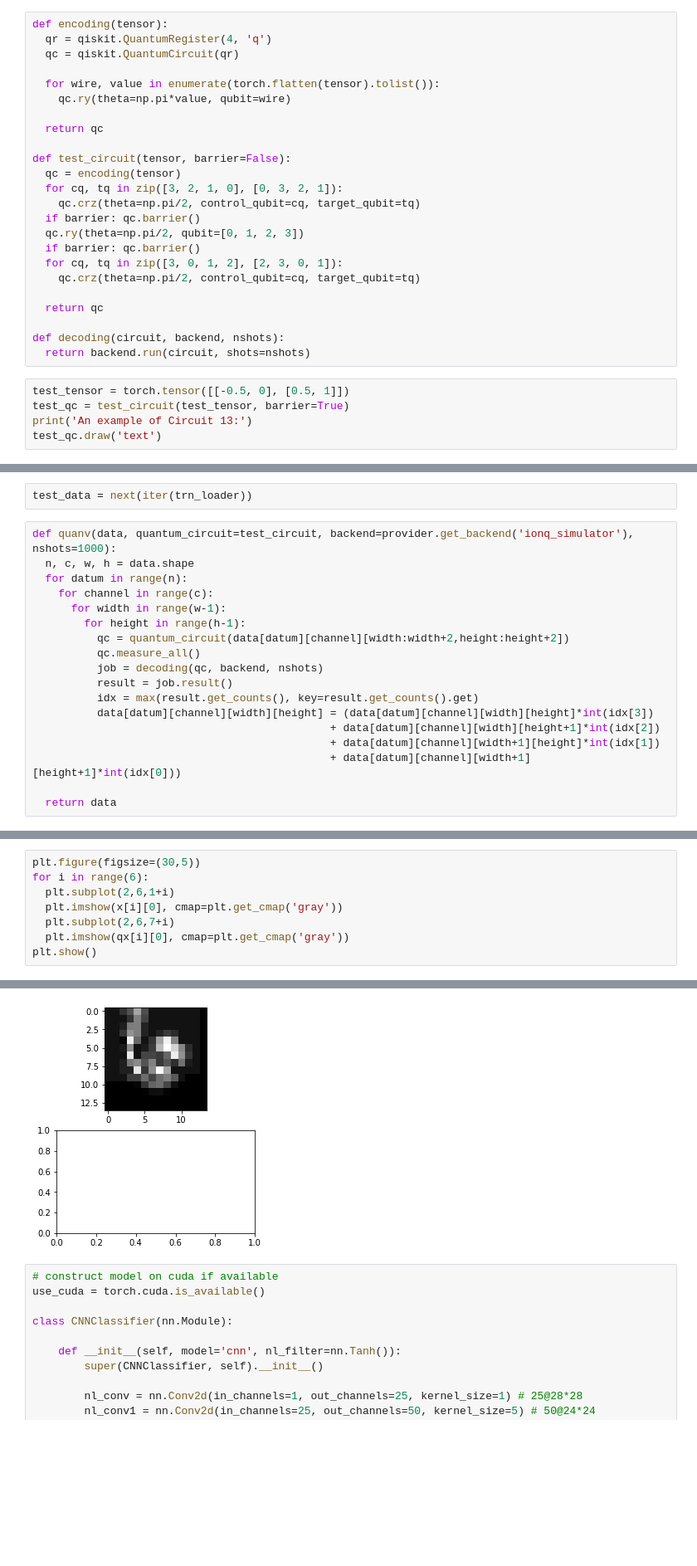
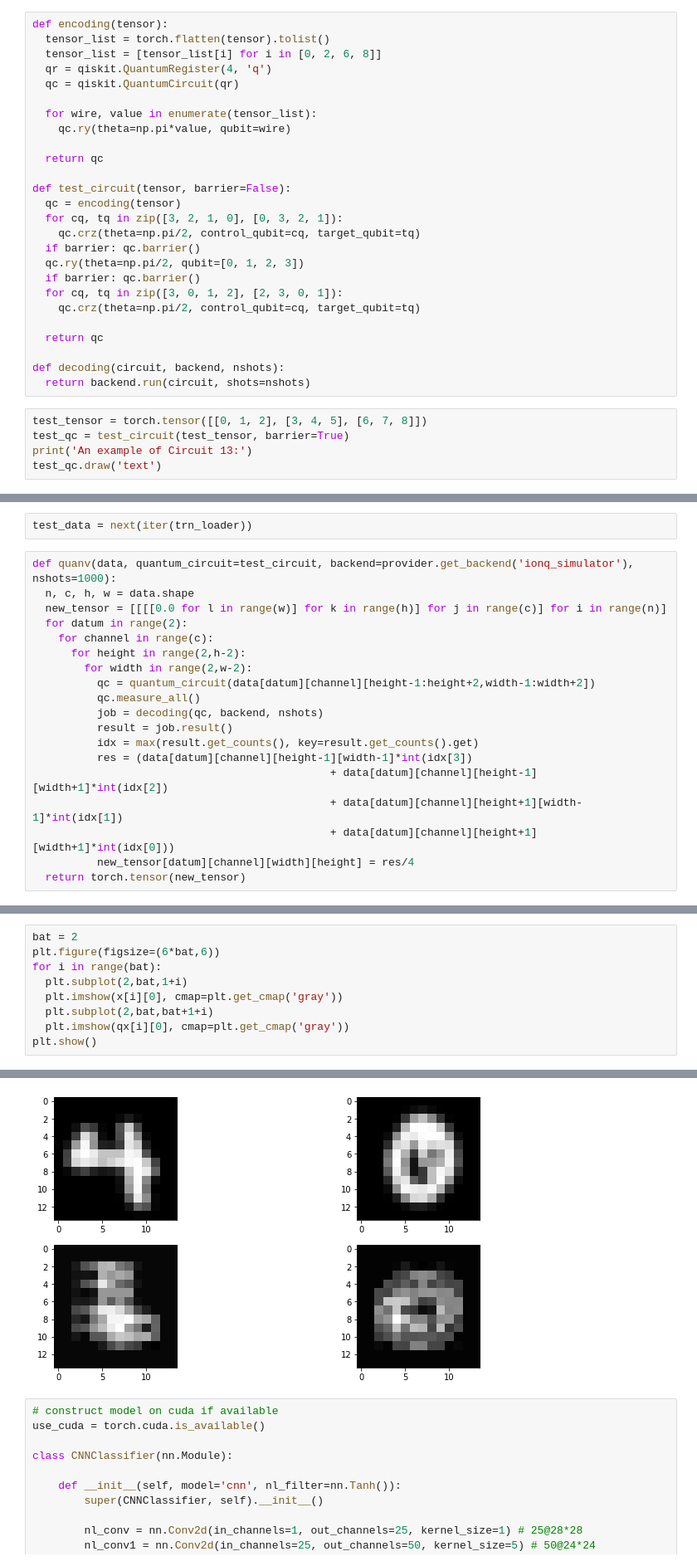
Before and after one commit to yunseo-kim/Qlassifier, a Jupyter notebook: jade_cnn_test.ipynb, the cells around one changed output, grey strips where cells are left out. Shown: that part at 83% size. Cells and saved outputs as stored; diff of their text form; blank space fills up the shorter version.

```diff
--- a/jade_cnn_test.ipynb
+++ b/jade_cnn_test.ipynb
@@ -75,10 +93,12 @@ val_loader = torch.utils.data.DataLoader(val_dataset,
                                          shuffle=True)
 # %%
 def encoding(tensor):
+  tensor_list = torch.flatten(tensor).tolist()
+  tensor_list = [tensor_list[i] for i in [0, 2, 6, 8]]
   qr = qiskit.QuantumRegister(4, 'q')
   qc = qiskit.QuantumCircuit(qr)
 
-  for wire, value in enumerate(torch.flatten(tensor).tolist()):
+  for wire, value in enumerate(tensor_list):
     qc.ry(theta=np.pi*value, qubit=wire)
 
   return qc
@@ -98,7 +118,7 @@ def test_circuit(tensor, barrier=False):
 def decoding(circuit, backend, nshots):
   return backend.run(circuit, shots=nshots)
 # %%
-test_tensor = torch.tensor([[-0.5, 0], [0.5, 1]])
+test_tensor = torch.tensor([[0, 1, 2], [3, 4, 5], [6, 7, 8]])
 test_qc = test_circuit(test_tensor, barrier=True)
 print('An example of Circuit 13:')
 test_qc.draw('text')
@@ -146,22 +166,23 @@ print(max(result.get_counts(), key=result.get_counts().get))
 test_data = next(iter(trn_loader))
 # %%
 def quanv(data, quantum_circuit=test_circuit, backend=provider.get_backend('ionq_simulator'), nshots=1000):
-  n, c, w, h = data.shape
-  for datum in range(n):
+  n, c, h, w = data.shape
+  new_tensor = [[[[0.0 for l in range(w)] for k in range(h)] for j in range(c)] for i in range(n)]
+  for datum in range(2):
     for channel in range(c):
-      for width in range(w-1):
-        for height in range(h-1):
-          qc = quantum_circuit(data[datum][channel][width:width+2,height:height+2])
+      for height in range(2,h-2):
+        for width in range(2,w-2):
+          qc = quantum_circuit(data[datum][channel][height-1:height+2,width-1:width+2])
           qc.measure_all()
           job = decoding(qc, backend, nshots)
           result = job.result()
           idx = max(result.get_counts(), key=result.get_counts().get)
-          data[datum][channel][width][height] = (data[datum][channel][width][height]*int(idx[3])
-                                              + data[datum][channel][width][height+1]*int(idx[2])
-                                              + data[datum][channel][width+1][height]*int(idx[1])
-                                              + data[datum][channel][width+1][height+1]*int(idx[0]))
-
-  return data
+          res = (data[datum][channel][height-1][width-1]*int(idx[3])
+                                              + data[datum][channel][height-1][width+1]*int(idx[2])
+                                              + data[datum][channel][height+1][width-1]*int(idx[1])
+                                              + data[datum][channel][height+1][width+1]*int(idx[0]))
+          new_tensor[datum][channel][width][height] = res/4
+  return torch.tensor(new_tensor)
 # %%
 x, l = test_data
 qx = quanv(x)
@@ -173,9 +189,10 @@ ConnectionError: ignored
 # %%
-plt.figure(figsize=(30,5))
-for i in range(6):
-  plt.subplot(2,6,1+i)
+bat = 2
+plt.figure(figsize=(6*bat,6))
+for i in range(bat):
+  plt.subplot(2,bat,1+i)
   plt.imshow(x[i][0], cmap=plt.get_cmap('gray'))
-  plt.subplot(2,6,7+i)
+  plt.subplot(2,bat,bat+1+i)
   plt.imshow(qx[i][0], cmap=plt.get_cmap('gray'))
 plt.show()
 # %% [output]
@@ -183,4 +199,4 @@ NameError: ignored
-[figure, old version]
+[figure, new version]
 # %%
 # construct model on cuda if available
 use_cuda = torch.cuda.is_available()
```
Also changed, not shown: parts of 7 cells of this notebook.
